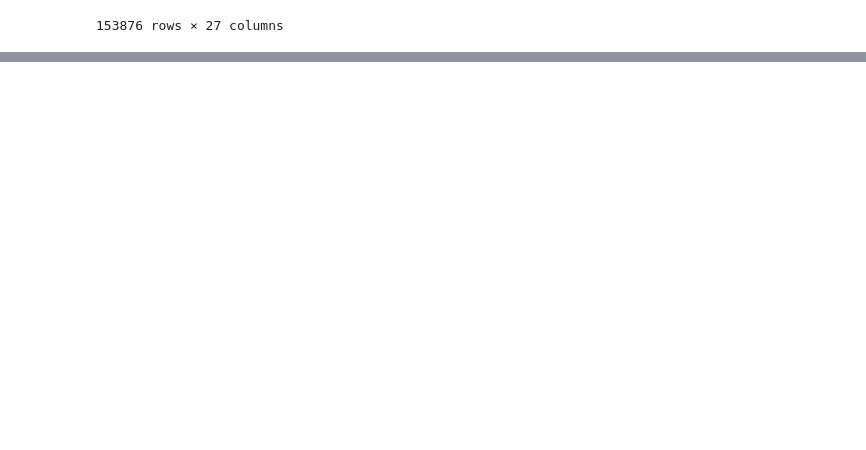
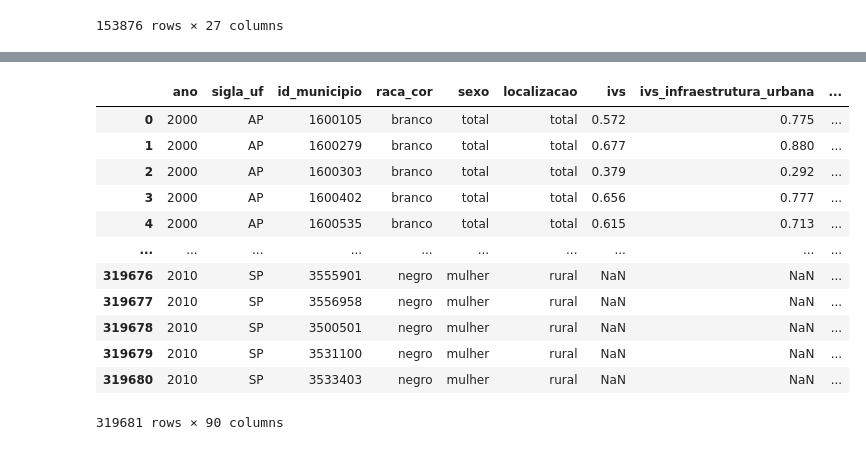
Before and after one commit to felipebns/P2_Cdados, a Jupyter notebook: p2_cdados.ipynb, the cells around one changed output, grey strips where cells are left out. Cells and saved outputs as stored; diff of their text form; code cells hidden in the pictures; blank space fills up the shorter version.

```diff
--- a/p2_cdados.ipynb
+++ b/p2_cdados.ipynb
@@ -138,0 +144,16 @@ homicidio[1000:1010] # coluna homicidio_doloso traz informações do target
+# %%
+ivs # colunas que serão usadas para feature: "ivs", "ivs_infraestrutura_urbana", "ivs_capital_humano" e "ivs_renda_trabalho"
+# %% [output]
+|  | ano | sigla_uf | id_municipio | raca_cor | sexo | localizacao | ivs | ivs_infraestrutura_urbana | ... |
+| 0 | 2000 | AP | 1600105 | branco | total | total | 0.572 | 0.775 | ... |
+| 1 | 2000 | AP | 1600279 | branco | total | total | 0.677 | 0.880 | ... |
+| 2 | 2000 | AP | 1600303 | branco | total | total | 0.379 | 0.292 | ... |
+| 3 | 2000 | AP | 1600402 | branco | total | total | 0.656 | 0.777 | ... |
+| 4 | 2000 | AP | 1600535 | branco | total | total | 0.615 | 0.713 | ... |
+| ... | ... | ... | ... | ... | ... | ... | ... | ... | ... |
+| 319676 | 2010 | SP | 3555901 | negro | mulher | rural | NaN | NaN | ... |
+| 319677 | 2010 | SP | 3556958 | negro | mulher | rural | NaN | NaN | ... |
+| 319678 | 2010 | SP | 3500501 | negro | mulher | rural | NaN | NaN | ... |
+| 319679 | 2010 | SP | 3531100 | negro | mulher | rural | NaN | NaN | ... |
+| 319680 | 2010 | SP | 3533403 | negro | mulher | rural | NaN | NaN | ... |
+319681 rows × 90 columns
```
Also changed, not shown: parts of 2 cells of this notebook.
